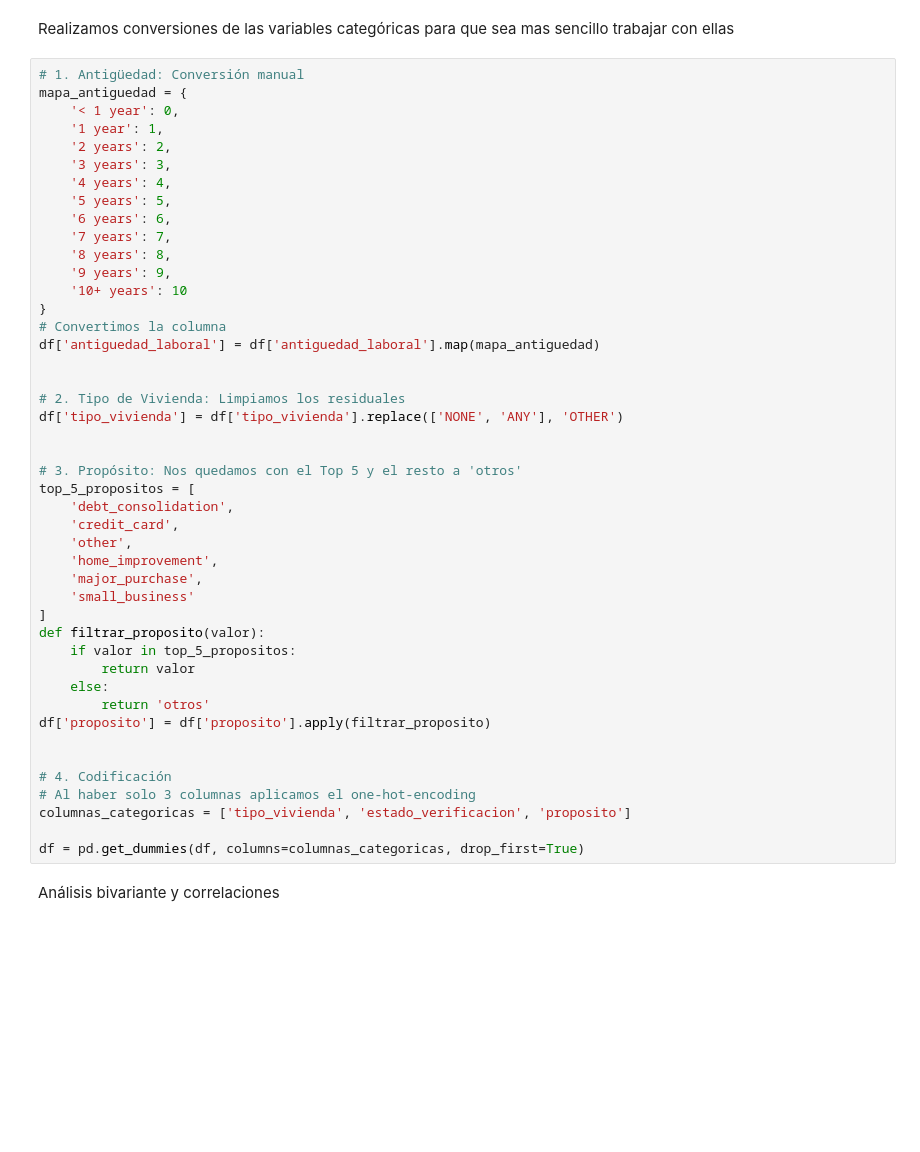
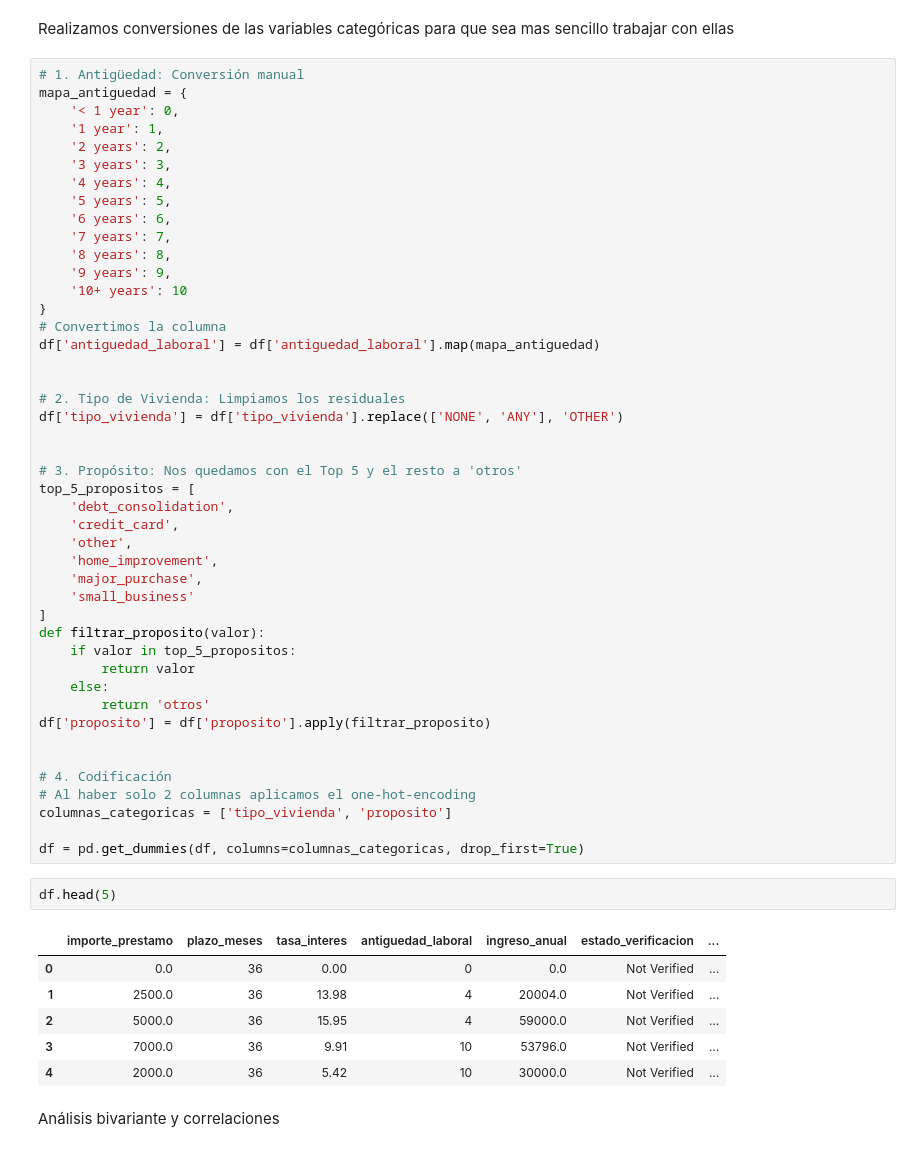
Before and after one commit to Jxweyy/CUNEF__PROYECTO_APRENDIZAJE_AUTOMATICO, a Jupyter notebook: 00_EDA.ipynb, the cells around one changed output. Saved outputs shown, nothing was run; the diff lists cells and outputs as text; blank space fills up the shorter version.

```diff
--- a/00_EDA.ipynb
+++ b/00_EDA.ipynb
@@ -556,10 +556,19 @@ df['proposito'] = df['proposito'].apply(filtrar_proposito)
 
 
 # 4. Codificación
-# Al haber solo 3 columnas aplicamos el one-hot-encoding
-columnas_categoricas = ['tipo_vivienda', 'estado_verificacion', 'proposito']
+# Al haber solo 2 columnas aplicamos el one-hot-encoding
+columnas_categoricas = ['tipo_vivienda', 'proposito']
 
 df = pd.get_dummies(df, columns=columnas_categoricas, drop_first=True)
+# %%
+df.head(5)
+# %% [output]
+|  | importe_prestamo | plazo_meses | tasa_interes | antiguedad_laboral | ingreso_anual | estado_verificacion | ... |
+| 0 | 0.0 | 36 | 0.00 | 0 | 0.0 | Not Verified | ... |
+| 1 | 2500.0 | 36 | 13.98 | 4 | 20004.0 | Not Verified | ... |
+| 2 | 5000.0 | 36 | 15.95 | 4 | 59000.0 | Not Verified | ... |
+| 3 | 7000.0 | 36 | 9.91 | 10 | 53796.0 | Not Verified | ... |
+| 4 | 2000.0 | 36 | 5.42 | 10 | 30000.0 | Not Verified | ... |
 # %% [markdown]
 Análisis bivariante y correlaciones
 # %%
```
